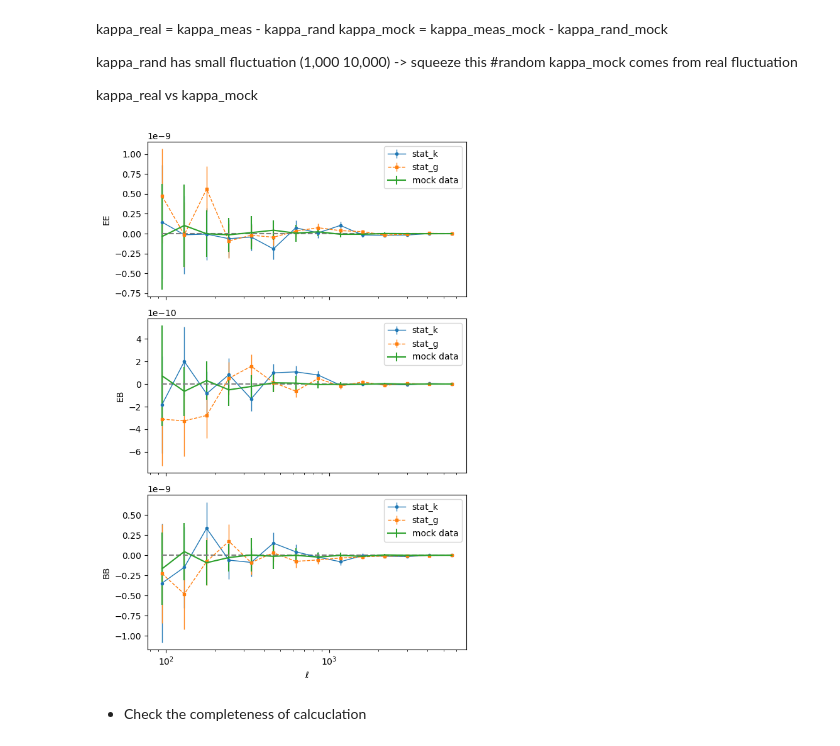
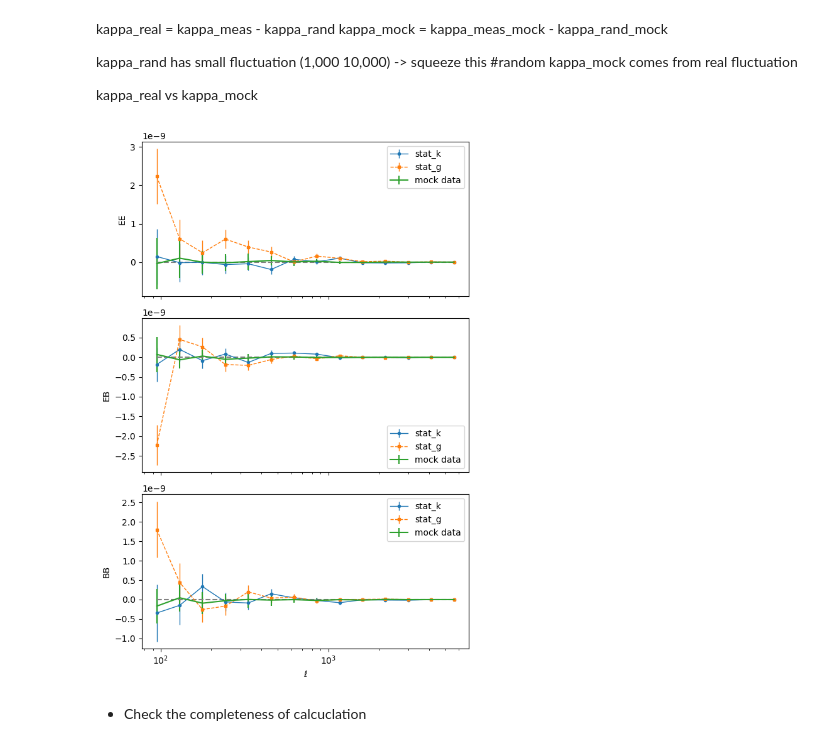
Before and after one commit to MeloDi-23/HSC-NG-Y3, a Jupyter notebook: kappa_signal_final_tomobin.ipynb, the cells around one changed output. Cells and saved outputs as stored; diff of their text form; code cells hidden in the pictures.

```diff
--- a/kappa_signal_final_tomobin.ipynb
+++ b/kappa_signal_final_tomobin.ipynb
@@ -116,30 +115,33 @@ kappa_mock comes from real fluctuation
 
 kappa_real vs kappa_mock
 # %%
+zbin = 2
+
+stat_g = array2dict_k(np.loadtxt(f'results/Cl_results_{field}_smooth_g_z{zbin}_negg2.txt'))
 # Compare stat_k and stat_g (real - random) for EE/EB/BB
 
 modes = ['EE', 'EB', 'BB']
 fig, axes = plt.subplots(3, 1, figsize=(6, 9), sharex=True)
 
 for ax, m in zip(axes, modes):
     y_k = stat_k[m] - stat_k[f'{m}_rm']
     y_g = stat_g[m] - stat_g[f'{m}_rm']
     mock_data = np.array([stat_k_mock[i][m] - stat_k[f'{m}_rm'] for i in range(len(stat_k_mock))])
 
     ax.errorbar(stat_k['ls'], y_k, yerr=stat_k[f'{m}_std'], fmt='o-', ms=3, lw=1, label='stat_k')
     ax.errorbar(stat_g['ls'], y_g, yerr=stat_g[f'{m}_std'], fmt='s--', ms=3, lw=1, label='stat_g')
     ax.errorbar(stat_k['ls'], mock_data.mean(axis=0), mock_data.std(axis=0), label='mock data')
 
     ax.hlines(0, stat_k['ls'][0], stat_k['ls'][-1], linestyles='--', colors='grey')
     ax.set_ylabel(m)
     ax.legend()
 
 axes[-1].set_xlabel(r'$\ell$')
 axes[-1].set_xscale('log')
 plt.tight_layout()
 plt.show()
 # %% [output]
-[figure, old version]
+[figure, new version]
 # %% [markdown]
 * Check the completeness of calcuclation
 # %%
```
Also changed, not shown: parts of 9 cells of this notebook, 5 other files.
